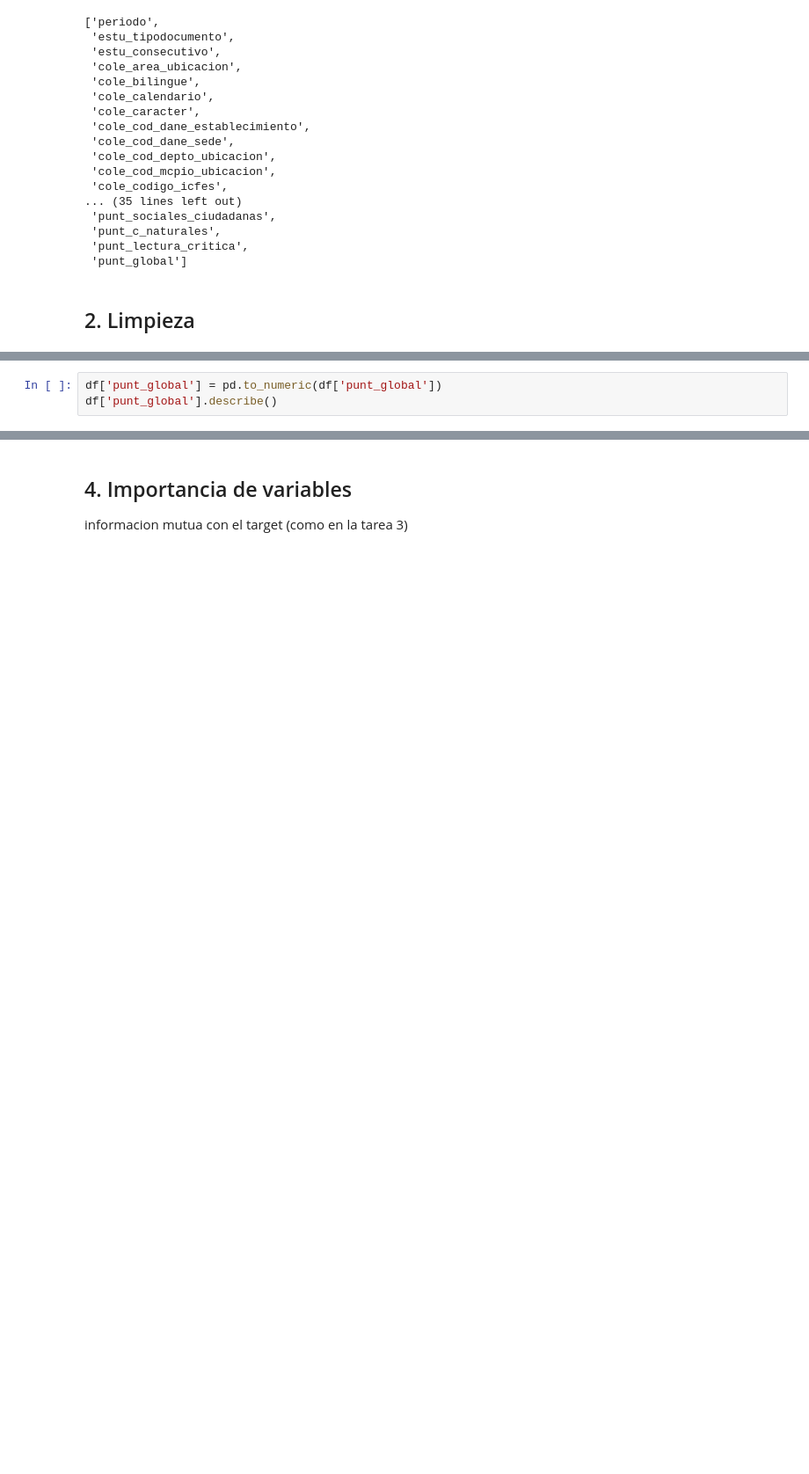
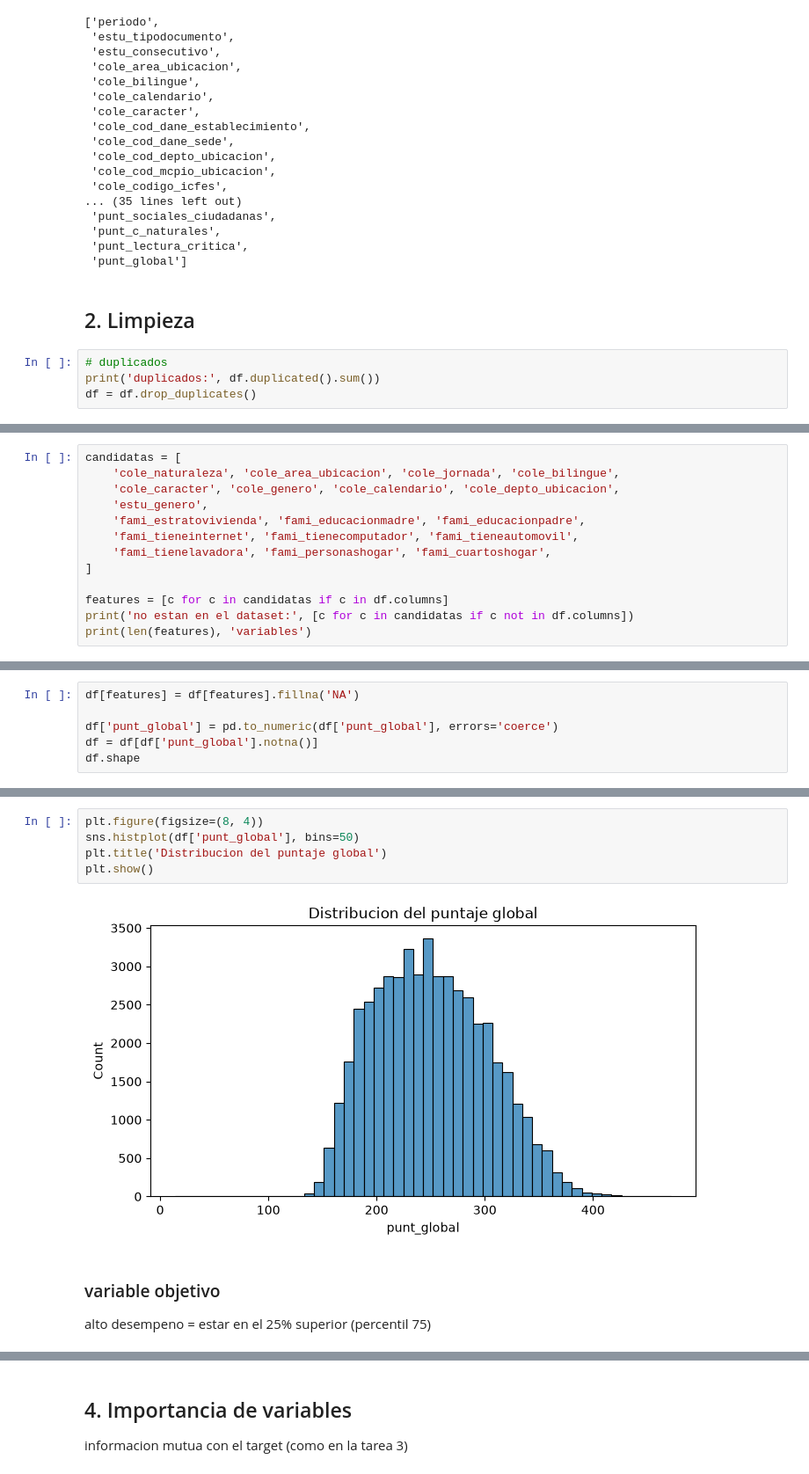
Before and after one commit to laura56599/Machine_Learning_Zoomcamp2026, a Jupyter notebook: saber11-midterm/notebook.ipynb, the cells around one changed output, grey strips where cells are left out. Shown at 88% size. Cells and saved outputs as stored; diff of their text form; blank space fills up the shorter version.

```diff
--- a/saber11-midterm/notebook.ipynb
+++ b/saber11-midterm/notebook.ipynb
@@ -60,3 +55,7 @@ df.columns.tolist()
  'punt_global']
 # %% [markdown]
 ## 2. Limpieza
+# %%
+# duplicados
+print('duplicados:', df.duplicated().sum())
+df = df.drop_duplicates()
@@ -88,0 +91,13 @@ dtype: float64
+# %%
+candidatas = [
+    'cole_naturaleza', 'cole_area_ubicacion', 'cole_jornada', 'cole_bilingue',
+    'cole_caracter', 'cole_genero', 'cole_calendario', 'cole_depto_ubicacion',
+    'estu_genero',
+    'fami_estratovivienda', 'fami_educacionmadre', 'fami_educacionpadre',
+    'fami_tieneinternet', 'fami_tienecomputador', 'fami_tieneautomovil',
+    'fami_tienelavadora', 'fami_personashogar', 'fami_cuartoshogar',
+]
+
+features = [c for c in candidatas if c in df.columns]
+print('no estan en el dataset:', [c for c in candidatas if c not in df.columns])
+print(len(features), 'variables')
@@ -89,4 +109,7 @@ dtype: float64
 # %%
-df['punt_global'] = pd.to_numeric(df['punt_global'])
-df['punt_global'].describe()
+df[features] = df[features].fillna('NA')
+
+df['punt_global'] = pd.to_numeric(df['punt_global'], errors='coerce')
+df = df[df['punt_global'].notna()]
+df.shape
 # %% [output]
@@ -103,0 +132,10 @@ Name: punt_global, dtype: float64
+# %%
+plt.figure(figsize=(8, 4))
+sns.histplot(df['punt_global'], bins=50)
+plt.title('Distribucion del puntaje global')
+plt.show()
+# %% [output]
+[figure, added]
+# %% [markdown]
+### variable objetivo
+alto desempeno = estar en el 25% superior (percentil 75)
```
Also changed, not shown: parts of 41 cells of this notebook, 3 other files.
